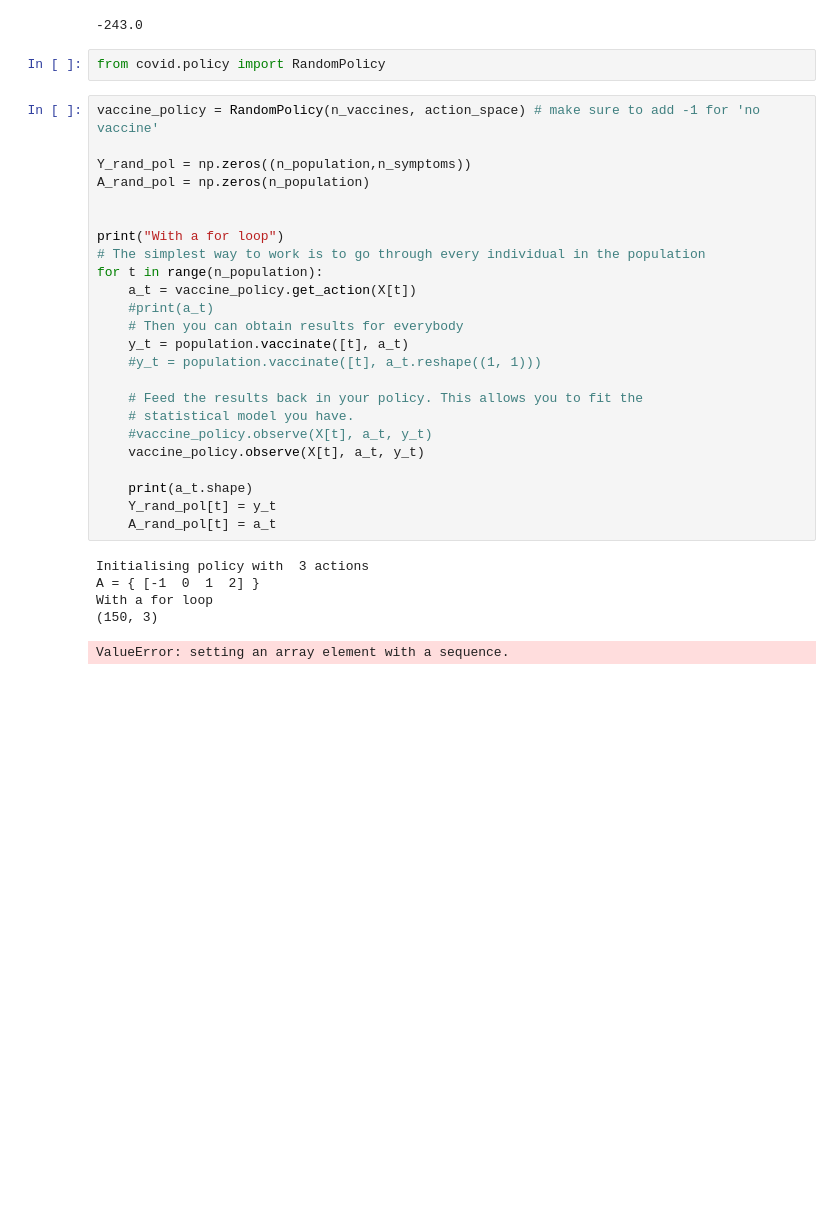
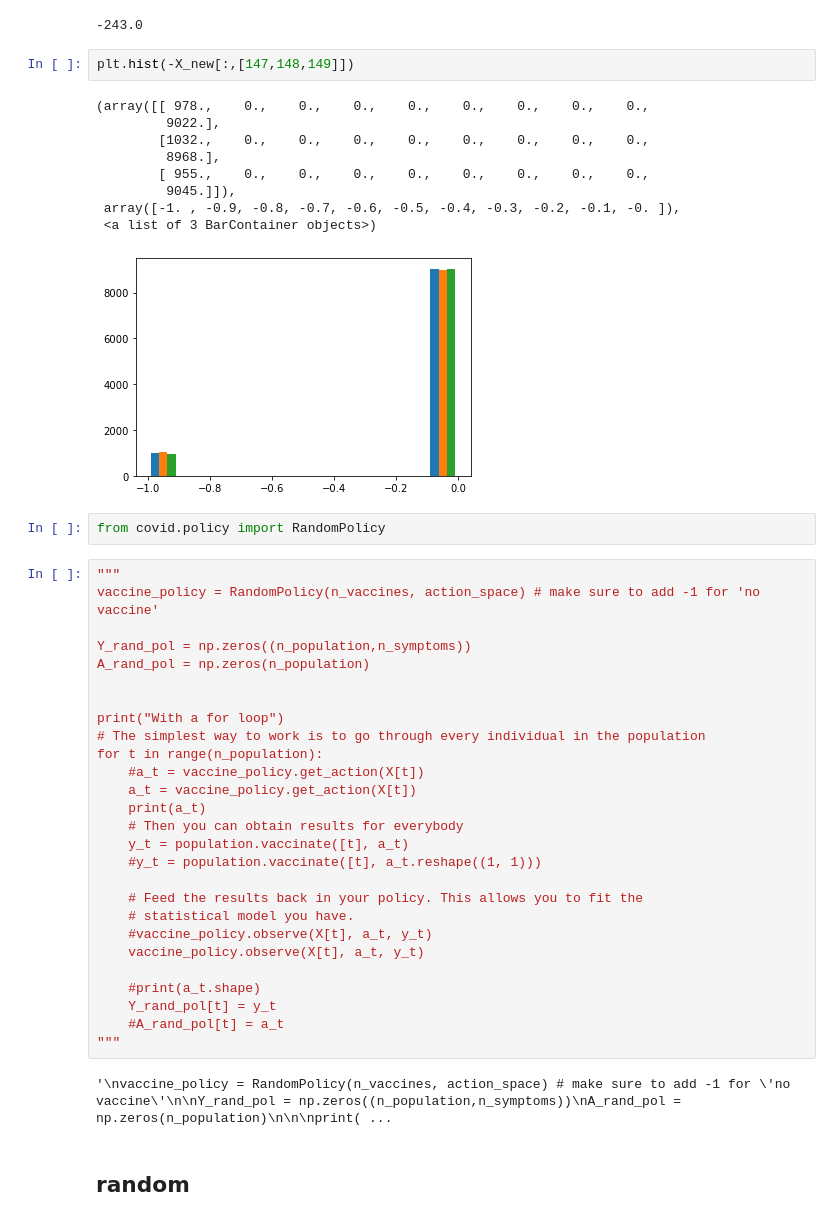
Before and after one commit to Even-tr/Project-2-Fairness-Privacy-Experiment-Design, a Jupyter notebook: src/thompson.ipynb, the cells around one changed output. Drawn from its saved outputs; the diff is of its cells as text; blank space fills up the shorter version.

```diff
--- a/src/thompson.ipynb
+++ b/src/thompson.ipynb
@@ -454,9 +456,22 @@ hist_pol_utility = -X_new[:,150].sum(axis=0)
 hist_pol_utility
 # %% [output]
 -243.0
+# %%
+plt.hist(-X_new[:,[147,148,149]])
+# %% [output]
+(array([[ 978.,    0.,    0.,    0.,    0.,    0.,    0.,    0.,    0.,
+         9022.],
+        [1032.,    0.,    0.,    0.,    0.,    0.,    0.,    0.,    0.,
+         8968.],
+        [ 955.,    0.,    0.,    0.,    0.,    0.,    0.,    0.,    0.,
+         9045.]]),
+ array([-1. , -0.9, -0.8, -0.7, -0.6, -0.5, -0.4, -0.3, -0.2, -0.1, -0. ]),
+ <a list of 3 BarContainer objects>)
+[figure, added]
 # %%
 from covid.policy import RandomPolicy
 # %%
+"""
 vaccine_policy = RandomPolicy(n_vaccines, action_space) # make sure to add -1 for 'no vaccine'
 
 Y_rand_pol = np.zeros((n_population,n_symptoms))
@@ -466,8 +481,9 @@ A_rand_pol = np.zeros(n_population)
 print("With a for loop")
 # The simplest way to work is to go through every individual in the population
 for t in range(n_population):
+    #a_t = vaccine_policy.get_action(X[t])
     a_t = vaccine_policy.get_action(X[t])
-    #print(a_t)
+    print(a_t)
     # Then you can obtain results for everybody
     y_t = population.vaccinate([t], a_t)
     #y_t = population.vaccinate([t], a_t.reshape((1, 1)))
@@ -477,12 +493,11 @@ for t in range(n_population):
     #vaccine_policy.observe(X[t], a_t, y_t)
     vaccine_policy.observe(X[t], a_t, y_t)
 
-    print(a_t.shape)
+    #print(a_t.shape)
     Y_rand_pol[t] = y_t
-    A_rand_pol[t] = a_t
+    #A_rand_pol[t] = a_t
+"""
 # %% [output]
-Initialising policy with  3 actions
-A = { [-1  0  1  2] }
-With a for loop
-(150, 3)
+'\nvaccine_policy = RandomPolicy(n_vaccines, action_space) # make sure to add -1 for \'no vaccine\'\n\nY_rand_pol = np.zeros((n_population,n_symptoms))\nA_rand_pol = np.zeros(n_population)\n\n\nprint( ...
-ValueError: setting an array element with a sequence.
+# %% [markdown]
+## random
```
Also changed, not shown: parts of 13 cells of this notebook, 1 other file.
